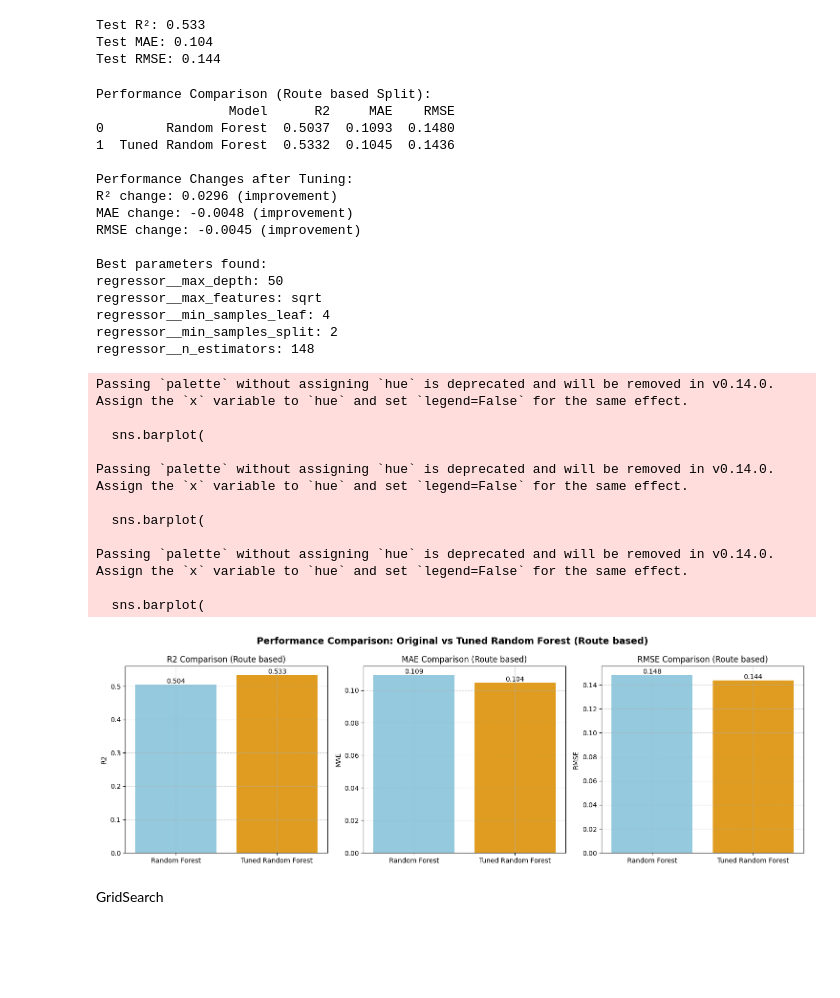
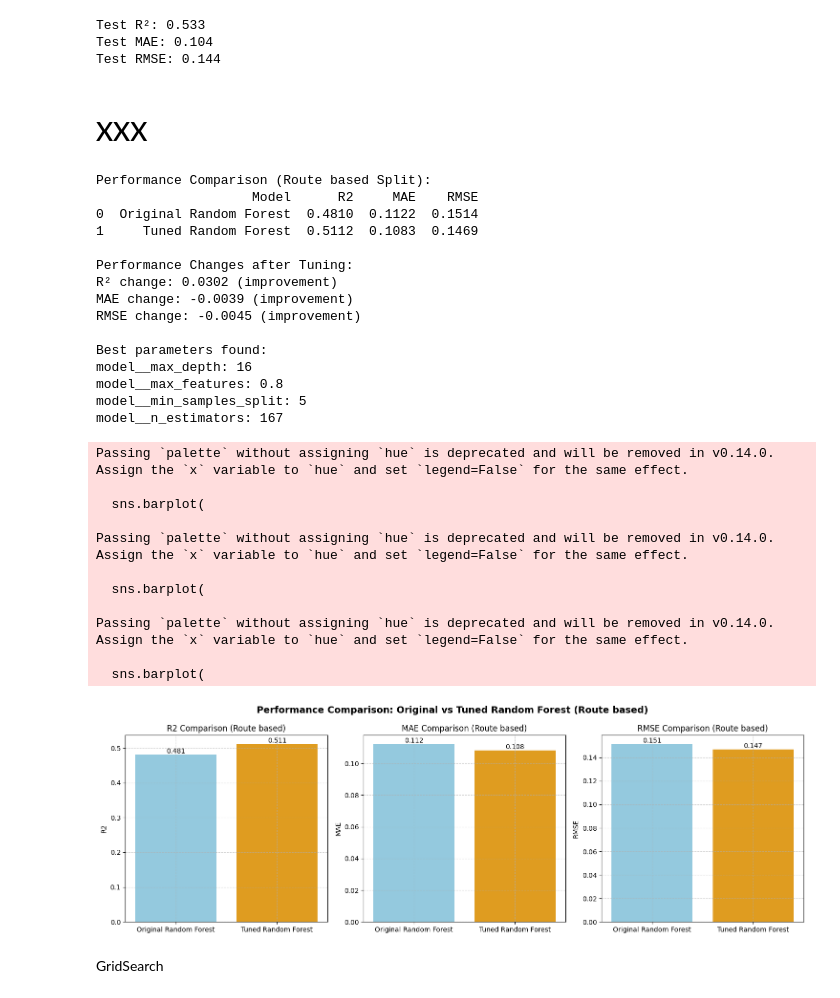
Before and after one commit to VerenaQu/passenger_load_prediction_project, a Jupyter notebook: notebooks/2_pax_load_factor_prediction.ipynb, the cells around one changed output. Saved outputs shown, nothing was run; the diff lists cells and outputs as text; code cells hidden in the pictures; blank space fills up the shorter version.

```diff
--- a/notebooks/2_pax_load_factor_prediction.ipynb
+++ b/notebooks/2_pax_load_factor_prediction.ipynb
@@ -62,9 +64,9 @@ target = "pax_load_factor"
 X = pax_load_data.drop(columns=[target])
 y = pax_load_data[target]
 
-# Identify feature types
-num_features = X.select_dtypes(include=["int64", "float64", "Int64", "Float64"]).columns.tolist()
-cat_features = X.select_dtypes(include=["object", "category"]).columns.tolist()
+# Define feature types
+num_features = ['departures_performed', 'payload', 'freight', 'mail', 'distance', 'air_time']
+cat_features = ['carrier_group', 'aircraft_type', 'aircraft_config', 'route', 'route_type']
 
 # For known routes scenario: include 'route' in categorical features
 cat_features_known = cat_features.copy()
@@ -785,29 +972,31 @@ print("Test RMSE:", round(rmse, 3))
 Test R²: 0.533
 Test MAE: 0.104
 Test RMSE: 0.144
+# %% [markdown]
+# XXX
 # %%
-# Compare the original Random Forest from the model comparison vs the tuned version
-# Initial Random Forest
-initial_rf_route = Pipeline([
+# Compare the original model vs the tuned version
+# Initial model (using the best performing model from initial comparison)
+initial_model_route = Pipeline([
     ("preprocessing", preprocessor_new),
-    ("model", RandomForestRegressor(n_estimators=100, max_depth=12, n_jobs=-1, random_state=42))
+    ("model", best_model_route)
 ])
-initial_rf_route.fit(X_train_route, y_train_route)
-y_pred_initial_route = initial_rf_route.predict(X_test_route)
+initial_model_route.fit(X_train_route, y_train_route)
+y_pred_initial_route = initial_model_route.predict(X_test_route)
 
 initial_results_route = {
-    "Model": "Random Forest",
+    "Model": f"Original {best_model_name_route}",
     "R2": r2_score(y_test_route, y_pred_initial_route),
     "MAE": mean_absolute_error(y_test_route, y_pred_initial_route),
     "RMSE": np.sqrt(mean_squared_error(y_test_route, y_pred_initial_route)),
 }
 
-# Tuned Random Forest (from hyperparameter search)
-best_rf_route = random_search_route.best_estimator_
-y_pred_tuned_route = best_rf_route.predict(X_test_route)
+# Tuned model (from hyperparameter search)
+best_tuned_route = random_search_route.best_estimator_
+y_pred_tuned_route = best_tuned_route.predict(X_test_route)
 
 tuned_results_route = {
-    "Model": "Tuned Random Forest",
+    "Model": f"Tuned {best_model_name_route}",
     "R2": r2_score(y_test_route, y_pred_tuned_route),
     "MAE": mean_absolute_error(y_test_route, y_pred_tuned_route),
     "RMSE": np.sqrt(mean_squared_error(y_test_route, y_pred_tuned_route))
@@ -830,7 +1019,7 @@ print(f"RMSE change: {rmse_change_route:.4f} ({'improvement' if rmse_change_rout
 
 # Check the best parameters found
 print(f"\nBest parameters found:")
-for param, value in random_search.best_params_.items():
+for param, value in random_search_route.best_params_.items():
     print(f"{param}: {value}")
 
 # Visualize comparison
@@ -846,45 +1035,44 @@ for i, metric in enumerate(metrics):
     )
     axes[i].set_title(f"{metric} Comparison (Route based)")
     axes[i].set_xlabel("")
     axes[i].set_ylabel(metric)
     axes[i].grid(True, linestyle="--", alpha=0.6)
 
     # Add value labels on bars
     for container in axes[i].containers:
         axes[i].bar_label(container, fmt='%.3f')
 
-plt.suptitle("Performance Comparison: Original vs Tuned Random Forest (Route based)", fontsize=14, fontweight="bold")
+plt.suptitle(f"Performance Comparison: Original vs Tuned {best_model_name_route} (Route based)", fontsize=14, fontweight="bold")
 plt.tight_layout()
 plt.show()
 # %% [output]
 Performance Comparison (Route based Split):
-                 Model      R2     MAE    RMSE
-0        Random Forest  0.5037  0.1093  0.1480
-1  Tuned Random Forest  0.5332  0.1045  0.1436
+                    Model      R2     MAE    RMSE
+0  Original Random Forest  0.4810  0.1122  0.1514
+1     Tuned Random Forest  0.5112  0.1083  0.1469
 
 Performance Changes after Tuning:
-R² change: 0.0296 (improvement)
-MAE change: -0.0048 (improvement)
+R² change: 0.0302 (improvement)
+MAE change: -0.0039 (improvement)
 RMSE change: -0.0045 (improvement)
 
 Best parameters found:
-regressor__max_depth: 50
-regressor__max_features: sqrt
-regressor__min_samples_leaf: 4
-regressor__min_samples_split: 2
-regressor__n_estimators: 148
+model__max_depth: 16
+model__max_features: 0.8
+model__min_samples_split: 5
+model__n_estimators: 167
 Passing `palette` without assigning `hue` is deprecated and will be removed in v0.14.0. Assign the `x` variable to `hue` and set `legend=False` for the same effect.
 
   sns.barplot(
 
 Passing `palette` without assigning `hue` is deprecated and will be removed in v0.14.0. Assign the `x` variable to `hue` and set `legend=False` for the same effect.
 
   sns.barplot(
 
 Passing `palette` without assigning `hue` is deprecated and will be removed in v0.14.0. Assign the `x` variable to `hue` and set `legend=False` for the same effect.
 
   sns.barplot(
-[figure, old version]
+[figure, new version]
 # %% [markdown]
 GridSearch
 # %%
```
Also changed, not shown: parts of 32 cells of this notebook.
